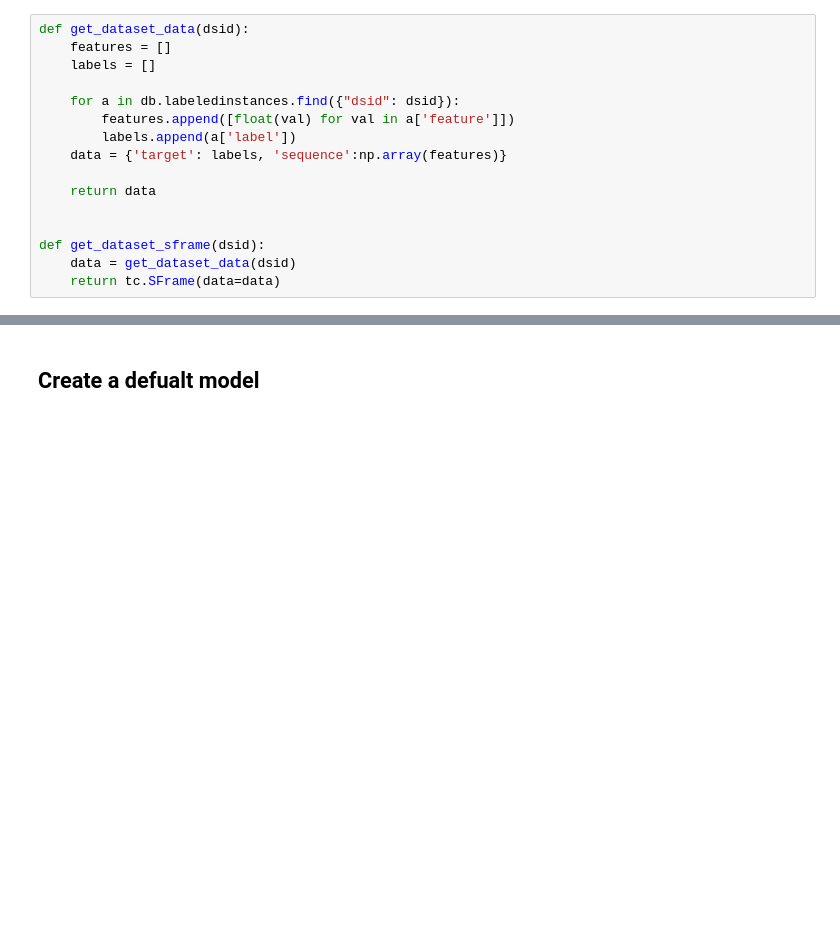
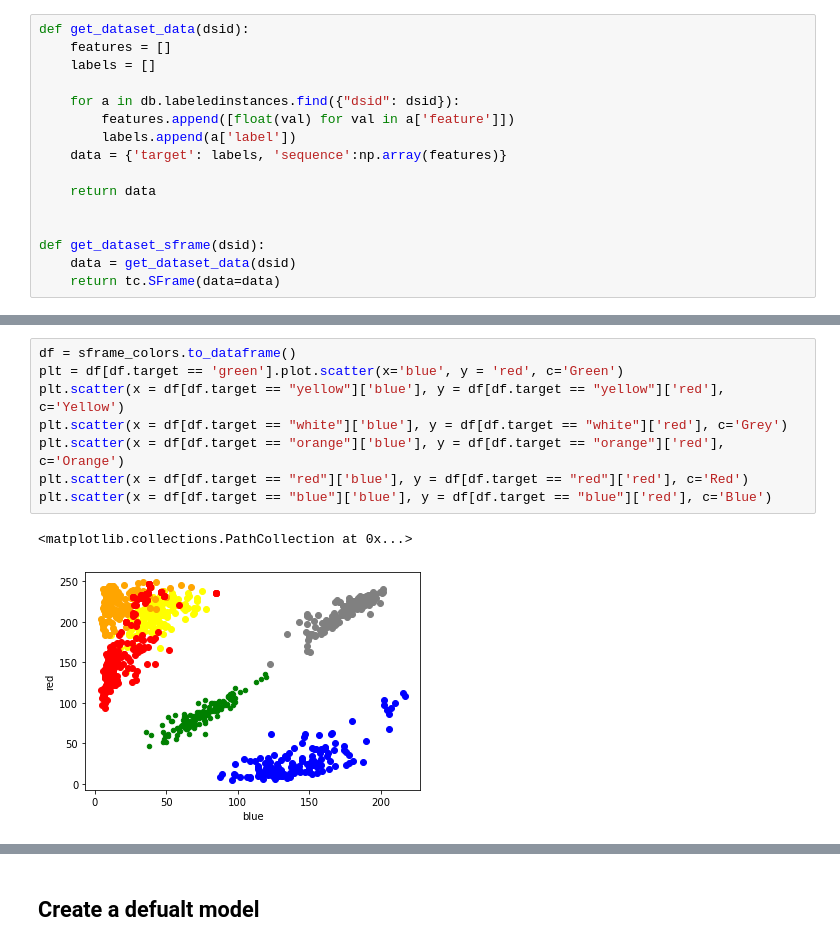
Before and after one commit to nlarsensmu/LearnedRubiks, a Jupyter notebook: Notebooks/Train Model for Colors.ipynb, the cells around one changed output, grey strips where cells are left out. Drawn from its saved outputs; the diff is of its cells as text; blank space fills up the shorter version.

```diff
--- a/Notebooks/Train Model for Colors.ipynb
+++ b/Notebooks/Train Model for Colors.ipynb
@@ -79,0 +116,11 @@ sframe_colors.groupby('target',operations={'count': agg.COUNT()})
+# %%
+df = sframe_colors.to_dataframe()
+plt = df[df.target == 'green'].plot.scatter(x='blue', y = 'red', c='Green')
+plt.scatter(x = df[df.target == "yellow"]['blue'], y = df[df.target == "yellow"]['red'], c='Yellow')
+plt.scatter(x = df[df.target == "white"]['blue'], y = df[df.target == "white"]['red'], c='Grey')
+plt.scatter(x = df[df.target == "orange"]['blue'], y = df[df.target == "orange"]['red'], c='Orange')
+plt.scatter(x = df[df.target == "red"]['blue'], y = df[df.target == "red"]['red'], c='Red')
+plt.scatter(x = df[df.target == "blue"]['blue'], y = df[df.target == "blue"]['red'], c='Blue')
+# %% [output]
+<matplotlib.collections.PathCollection at 0x...>
+[figure, added]
```
Also changed, not shown: parts of 13 cells of this notebook, 6 other files.
